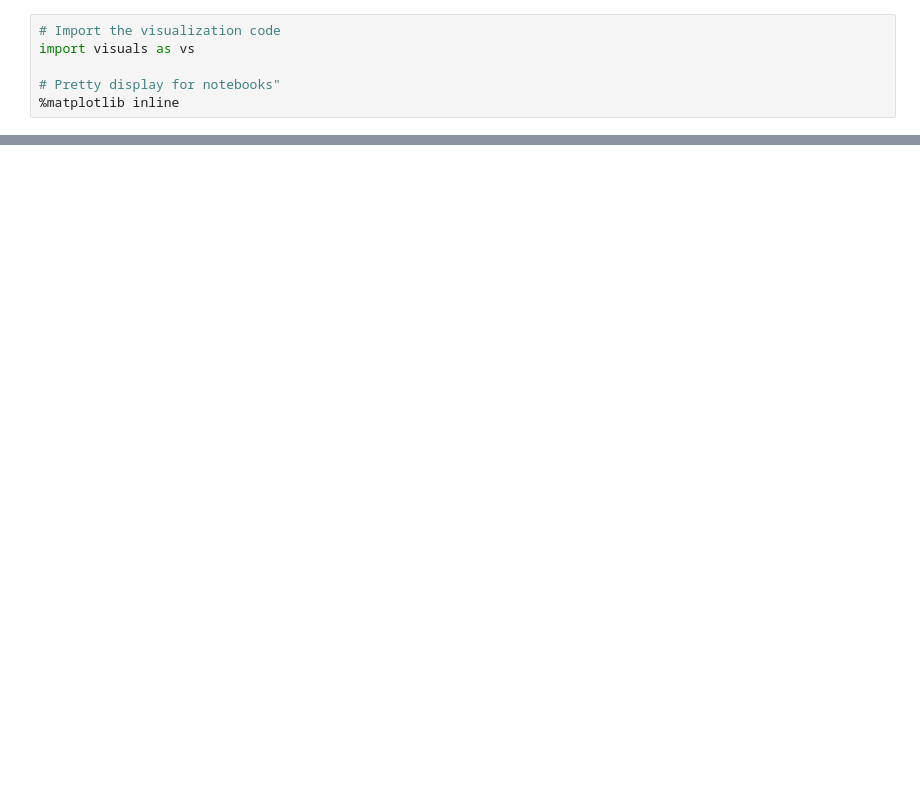
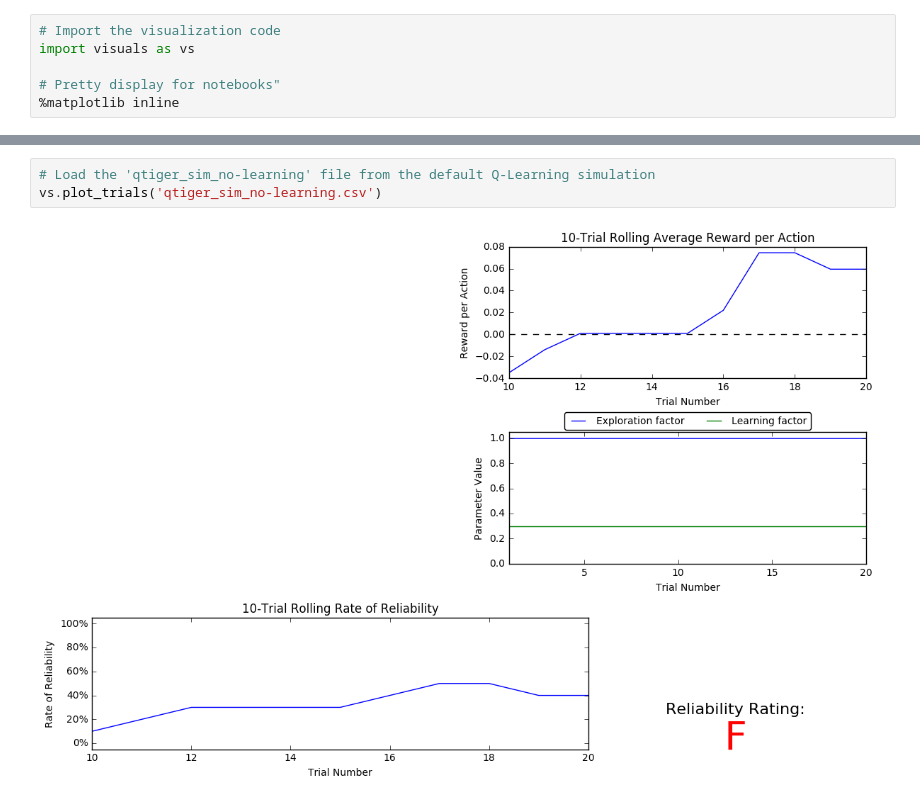
Before and after one commit to ResourceHog/POMDPCapstone, a Jupyter notebook: Capstone.ipynb, the cells around one changed output, grey strips where cells are left out. Cells and saved outputs as stored; diff of their text form; blank space fills up the shorter version.

```diff
--- a/Capstone.ipynb
+++ b/Capstone.ipynb
@@ -311,0 +92,5 @@ Curiously, as part of the Q-Learning algorithm, you were asked to **not** use th
+# %%
+# Load the 'qtiger_sim_no-learning' file from the default Q-Learning simulation
+vs.plot_trials('qtiger_sim_no-learning.csv')
+# %% [output]
+[figure, added]
```
Also changed, not shown: parts of 56 cells of this notebook, 42 other files.
